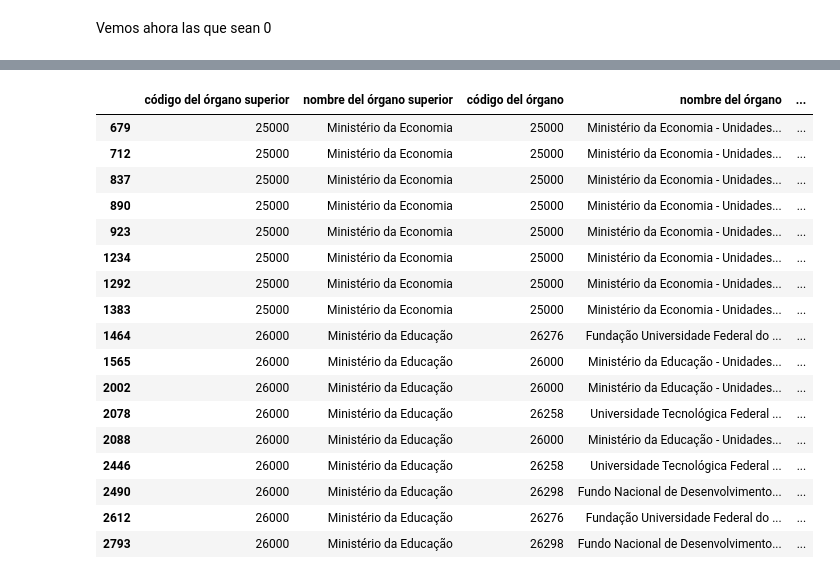
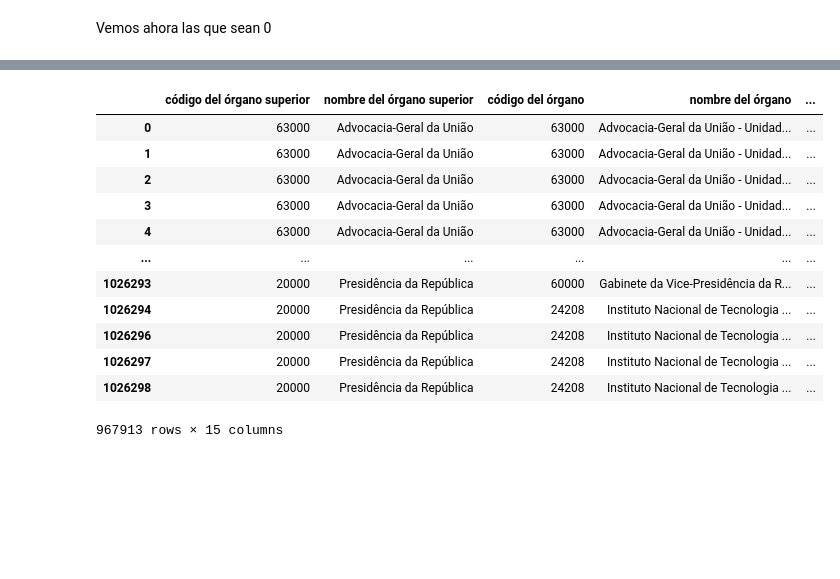
Before and after one commit to apelsito/Proyecto2-EDA-Ingresos-Brasil, a Jupyter notebook: jupyter_notebooks/02_Limpieza.ipynb, the cells around one changed output, grey strips where cells are left out. Drawn from its saved outputs; the diff is of its cells as text; code cells hidden in the pictures; blank space fills up the shorter version.

Commit message:
Pendiente ver que hacer con el porcentaje ejecutado

```diff
--- a/jupyter_notebooks/02_Limpieza.ipynb
+++ b/jupyter_notebooks/02_Limpieza.ipynb
@@ -465,0 +495,9 @@ np.int64(0)
+# %%
+df.drop(df[condicion1 & condicion2 & condicion3 & condicion4].index, inplace= True)
+# %%
+condicion1 = df["valor previsto actualizado"].isnull()
+condicion2 = df["valor registrado"].isnull()
+condicion3 =  df["valor ejecutado"] == 0
+condicion4 = df["porcentaje ejecutado"] == 0
+
+df[condicion1 & condicion2 & condicion3 & condicion4].shape
@@ -465,0 +506,2 @@ np.int64(0)
+# %%
+df.drop(df[condicion1 & condicion2 & condicion3 & condicion4].index, inplace= True)
@@ -475,28 +526,19 @@ True      26341
 Name: count, dtype: int64
-# %%
-# Filtrar las filas duplicadas (sin considerar el índice)
-cond = df["año fiscal"] == 2013
-df2 = df[cond]
-duplicados = df2[df2.duplicated(keep=False)]
-
-# Mostrar las filas duplicadas
-duplicados
-# %% [output]
-|  | código del órgano superior | nombre del órgano superior | código del órgano | nombre del órgano | ... |
-| 679 | 25000 | Ministério da Economia | 25000 | Ministério da Economia - Unidades... | ... |
-| 712 | 25000 | Ministério da Economia | 25000 | Ministério da Economia - Unidades... | ... |
-| 837 | 25000 | Ministério da Economia | 25000 | Ministério da Economia - Unidades... | ... |
-| 890 | 25000 | Ministério da Economia | 25000 | Ministério da Economia - Unidades... | ... |
-| 923 | 25000 | Ministério da Economia | 25000 | Ministério da Economia - Unidades... | ... |
-| 1234 | 25000 | Ministério da Economia | 25000 | Ministério da Economia - Unidades... | ... |
-| 1292 | 25000 | Ministério da Economia | 25000 | Ministério da Economia - Unidades... | ... |
-| 1383 | 25000 | Ministério da Economia | 25000 | Ministério da Economia - Unidades... | ... |
-| 1464 | 26000 | Ministério da Educação | 26276 | Fundação Universidade Federal do ... | ... |
-| 1565 | 26000 | Ministério da Educação | 26000 | Ministério da Educação - Unidades... | ... |
-| 2002 | 26000 | Ministério da Educação | 26000 | Ministério da Educação - Unidades... | ... |
-| 2078 | 26000 | Ministério da Educação | 26258 | Universidade Tecnológica Federal ... | ... |
-| 2088 | 26000 | Ministério da Educação | 26000 | Ministério da Educação - Unidades... | ... |
-| 2446 | 26000 | Ministério da Educação | 26258 | Universidade Tecnológica Federal ... | ... |
-| 2490 | 26000 | Ministério da Educação | 26298 | Fundo Nacional de Desenvolvimento... | ... |
-| 2612 | 26000 | Ministério da Educação | 26276 | Fundação Universidade Federal do ... | ... |
-| 2793 | 26000 | Ministério da Educação | 26298 | Fundo Nacional de Desenvolvimento... | ... |
+# %%
+df.drop_duplicates(keep="first",inplace=True)
+# %%
+df
+# %% [output]
+|  | código del órgano superior | nombre del órgano superior | código del órgano | nombre del órgano | ... |
+| 0 | 63000 | Advocacia-Geral da União | 63000 | Advocacia-Geral da União - Unidad... | ... |
+| 1 | 63000 | Advocacia-Geral da União | 63000 | Advocacia-Geral da União - Unidad... | ... |
+| 2 | 63000 | Advocacia-Geral da União | 63000 | Advocacia-Geral da União - Unidad... | ... |
+| 3 | 63000 | Advocacia-Geral da União | 63000 | Advocacia-Geral da União - Unidad... | ... |
+| 4 | 63000 | Advocacia-Geral da União | 63000 | Advocacia-Geral da União - Unidad... | ... |
+| ... | ... | ... | ... | ... | ... |
+| 1026293 | 20000 | Presidência da República | 60000 | Gabinete da Vice-Presidência da R... | ... |
+| 1026294 | 20000 | Presidência da República | 24208 | Instituto Nacional de Tecnologia ... | ... |
+| 1026296 | 20000 | Presidência da República | 24208 | Instituto Nacional de Tecnologia ... | ... |
+| 1026297 | 20000 | Presidência da República | 24208 | Instituto Nacional de Tecnologia ... | ... |
+| 1026298 | 20000 | Presidência da República | 24208 | Instituto Nacional de Tecnologia ... | ... |
+967913 rows × 15 columns
```
Also changed, not shown: parts of 29 cells of this notebook.
